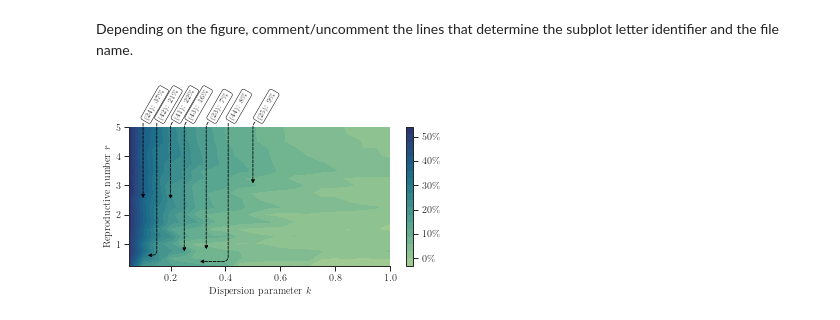
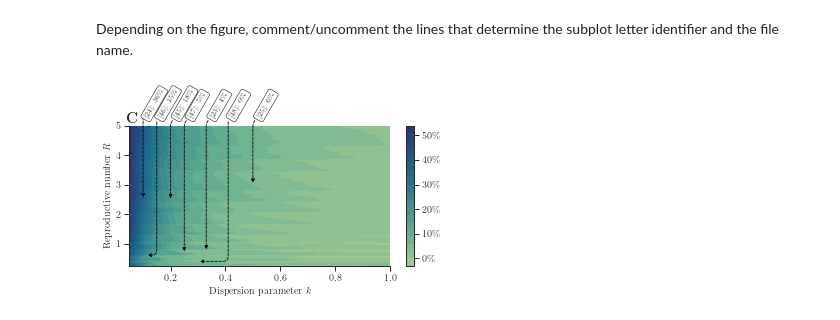
Before and after one commit to Networks-Learning/pooled-testing, a Jupyter notebook: notebooks/score_vs_R_k.ipynb, the cells around one changed output. Drawn from its saved outputs; the diff is of its cells as text; code cells hidden in the pictures.

```diff
--- a/notebooks/score_vs_R_k.ipynb
+++ b/notebooks/score_vs_R_k.ipynb
@@ -20,11 +20,12 @@ sns.set_theme(context='paper', style='ticks', font_scale=1)
 # %% [markdown]
 Set the values of sensitivity s<sub>e</sub>, specificity s<sub>p</sub> and number of contacts N.
 # %%
-N=50
-se=0.8
-sp=0.98
+N=100
+se=0.9
+sp=0.99
 # %%
 name="score_vs_R_k"
+k_values = np.arange(0.05, 1.01, 0.05)
 width_pt = 469
 palette = sns.color_palette('husl', 6)
 type_dict = {
@@ -77,7 +90,7 @@ total_df = input_df.astype(type_dict) # Fix types
 # %%
-results = total_df.pivot(index=['lambda_1', 'lambda_2', 'se', 'sp', 'r', 'k', 'seed', 'N'], columns='method', values='score').reset_index()
-results['Percentage'] = (results['binomial'] - results['negbin'])/results['binomial']*100
-results = results[['r','k','Percentage']]
+# results = total_df.pivot(index=['lambda_1', 'lambda_2', 'se', 'sp', 'r', 'k', 'seed', 'N'], columns='method', values='score').reset_index()
+# results['Percentage'] = (results['binomial'] - results['negbin'])/results['binomial']*100
+# results = results[['r','k','Percentage']]
 results = results.groupby(['r', 'k']).mean().reset_index()
 results = results.pivot('r', 'k', 'Percentage')
 # %%
@@ -113,7 +126,7 @@ sns.despine(ax=ax)
 cit=23
 r_quer=0.74
 k_quer=0.33
-ax.annotate(r'({cit}): {perc}\%'.format(cit=cit, perc=mapper(r_quer=r_quer, k_quer=k_quer, r=r, k=k, Z=Z)), xy=(k_quer, r_quer),  xycoords='data',
+ax.annotate(r'[{cit}]: {perc}\%'.format(cit=cit, perc=mapper(r_quer=r_quer, k_quer=k_quer, r=r, k=k, Z=Z)), xy=(k_quer, r_quer),  xycoords='data',
             xytext=(k_quer + 0.01, 5.2), textcoords='data',
             size=7,
             arrowprops=dict(color='black', arrowstyle="-|>", connectionstyle="angle, angleA=-150,angleB=90,rad=5", linestyle='--', relpos=(0., 0.)),
@@ -125,7 +138,7 @@ ax.annotate(r'({cit}): {perc}\%'.format(cit=cit, perc=mapper(r_quer=r_quer, k_qu
 cit=24
 r_quer=2.5
 k_quer=0.1
-ax.annotate(r'({cit}): {perc}\%'.format(cit=cit, perc=mapper(r_quer=r_quer, k_quer=k_quer, r=r, k=k, Z=Z)), xy=(k_quer, r_quer),  xycoords='data',
+ax.annotate(r'[{cit}]: {perc}\%'.format(cit=cit, perc=mapper(r_quer=r_quer, k_quer=k_quer, r=r, k=k, Z=Z)), xy=(k_quer, r_quer),  xycoords='data',
             xytext=(k_quer, 5.2), textcoords='data',
             size=7,
             arrowprops=dict(color='black', arrowstyle="-|>", connectionstyle="angle, angleA=-150,angleB=90,rad=5", linestyle='--', relpos=(0., 0.)),
@@ -137,7 +150,7 @@ ax.annotate(r'({cit}): {perc}\%'.format(cit=cit, perc=mapper(r_quer=r_quer, k_qu
 cit=25
 r_quer=3
 k_quer=0.5
-ax.annotate(r'({cit}): {perc}\%'.format(cit=cit, perc=mapper(r_quer=r_quer, k_quer=k_quer, r=r, k=k, Z=Z)), xy=(k_quer, r_quer),  xycoords='data',
+ax.annotate(r'[{cit}]: {perc}\%'.format(cit=cit, perc=mapper(r_quer=r_quer, k_quer=k_quer, r=r, k=k, Z=Z)), xy=(k_quer, r_quer),  xycoords='data',
             xytext=(k_quer + 0.01, 5.2), textcoords='data',
             size=7,
             arrowprops=dict(color='black', arrowstyle="-|>", connectionstyle="angle, angleA=-150,angleB=90,rad=5", linestyle='--', relpos=(0., 0.)),
@@ -146,10 +159,10 @@ ax.annotate(r'({cit}): {perc}\%'.format(cit=cit, perc=mapper(r_quer=r_quer, k_qu
             horizontalalignment='left', verticalalignment='bottom',
             )
 
-cit=41
+cit=45
 r_quer=2.47
 k_quer=0.2
-ax.annotate(r'({cit}): {perc}\%'.format(cit=cit, perc=mapper(r_quer=r_quer, k_quer=k_quer, r=r, k=k, Z=Z)), xy=(k_quer, r_quer),  xycoords='data',
+ax.annotate(r'[{cit}]: {perc}\%'.format(cit=cit, perc=mapper(r_quer=r_quer, k_quer=k_quer, r=r, k=k, Z=Z)), xy=(k_quer, r_quer),  xycoords='data',
             xytext=(k_quer + 0.01, 5.2), textcoords='data',
             size=7,
             arrowprops=dict(color='black', arrowstyle="-|>", connectionstyle="angle, angleA=-150,angleB=90,rad=5", linestyle='--', relpos=(0., 0.)),
@@ -158,10 +171,10 @@ ax.annotate(r'({cit}): {perc}\%'.format(cit=cit, perc=mapper(r_quer=r_quer, k_qu
             horizontalalignment='left', verticalalignment='bottom',
             )
 
-cit=42
+cit=46
 r_quer=0.61
 k_quer=0.11
-ax.annotate(r'({cit}): {perc}\%'.format(cit=cit, perc=mapper(r_quer=r_quer, k_quer=k_quer, r=r, k=k, Z=Z)), xy=(k_quer, r_quer),  xycoords='data',
+ax.annotate(r'[{cit}]: {perc}\%'.format(cit=cit, perc=mapper(r_quer=r_quer, k_quer=k_quer, r=r, k=k, Z=Z)), xy=(k_quer, r_quer),  xycoords='data',
             xytext=(0.15, 5.2), textcoords='data',
             size=7,
             arrowprops=dict(color='black', arrowstyle="-|>", connectionstyle="angle, angleA=-90,angleB=0,rad=5", linestyle='--', relpos=(0., 0.)),
@@ -170,47 +183,47 @@ ax.annotate(r'({cit}): {perc}\%'.format(cit=cit, perc=mapper(r_quer=r_quer, k_qu
             horizontalalignment='left', verticalalignment='bottom',
             )
 
-cit=43
+cit=47
 r_quer=0.67
 k_quer=0.25
-ax.annotate(r'({cit}): {perc}\%'.format(cit=cit, perc=mapper(r_quer=r_quer, k_quer=k_quer, r=r, k=k, Z=Z)), xy=(k_quer, r_quer),  xycoords='data',
+ax.annotate(r'[{cit}]: {perc}\%'.format(cit=cit, perc=mapper(r_quer=r_quer, k_quer=k_quer, r=r, k=k, Z=Z)), xy=(k_quer, r_quer),  xycoords='data',
             xytext=(k_quer + 0.01, 5.2), textcoords='data',
             size=7,
             arrowprops=dict(color='black', arrowstyle="-|>", connectionstyle="angle, angleA=-150,angleB=90,rad=5", linestyle='--', relpos=(0., 0.)),
             bbox=dict(boxstyle="round", fc="w", ec="black", linewidth=0.5),
             rotation=60,
             horizontalalignment='left', verticalalignment='bottom',
             )
 
-cit=44
+cit=48
 r_quer=0.4
 k_quer=0.3
-ax.annotate(r'({cit}): {perc}\%'.format(cit=cit, perc=mapper(r_quer=r_quer, k_quer=k_quer, r=r, k=k, Z=Z)), xy=(k_quer, r_quer),  xycoords='data',
+ax.annotate(r'[{cit}]: {perc}\%'.format(cit=cit, perc=mapper(r_quer=r_quer, k_quer=k_quer, r=r, k=k, Z=Z)), xy=(k_quer, r_quer),  xycoords='data',
             xytext=(0.41, 5.2), textcoords='data',
             size=7,
             arrowprops=dict(color='black', arrowstyle="-|>", connectionstyle="angle, angleA=-90,angleB=0,rad=5", linestyle='--', relpos=(0., 0.)),
             bbox=dict(boxstyle="round", fc="w", ec="black", linewidth=0.5),
             rotation=60,
             horizontalalignment='left', verticalalignment='bottom',
             )
 
 ax.set_yticks([1,2,3,4,5])
-ax.set_ylabel(r'Reproductive number $r$')
+ax.set_ylabel(r'Reproductive number $R$')
 ax.set_xlabel(r'Dispersion parameter $k$')
 
 # ax.text(x=0.01, y=1, s=r'\textbf{A}', size=15, transform = ax.transAxes, horizontalalignment='center', verticalalignment='bottom')
 # ax.text(x=0.01, y=1, s=r'\textbf{B}', size=15, transform = ax.transAxes, horizontalalignment='center', verticalalignment='bottom')
-# ax.text(x=0.01, y=1, s=r'\textbf{C}', size=15, transform = ax.transAxes, horizontalalignment='center', verticalalignment='bottom')
+ax.text(x=0.01, y=1, s=r'\textbf{C}', size=15, transform = ax.transAxes, horizontalalignment='center', verticalalignment='bottom')
 
 fig.tight_layout()
-fig.savefig('figures/sci-adv-fig2.pdf')
+# fig.savefig('figures/sci-adv-fig2.pdf')
 # fig.savefig('figures/sci-adv-figs3a.pdf')
 # fig.savefig('figures/sci-adv-figs3b.pdf')
 # fig.savefig('figures/sci-adv-figs4a.pdf')
 # fig.savefig('figures/sci-adv-figs4b.pdf')
 # fig.savefig('figures/sci-adv-figs4c.pdf')
 # fig.savefig('figures/sci-adv-figs5a.pdf')
 # fig.savefig('figures/sci-adv-figs5b.pdf')
-# fig.savefig('figures/sci-adv-figs5c.pdf')
+fig.savefig('figures/sci-adv-figs5c.pdf')
 # %% [output]
-[figure, old version]
+[figure, new version]
```
Also changed, not shown: parts of 2 cells of this notebook, 2 other files.
